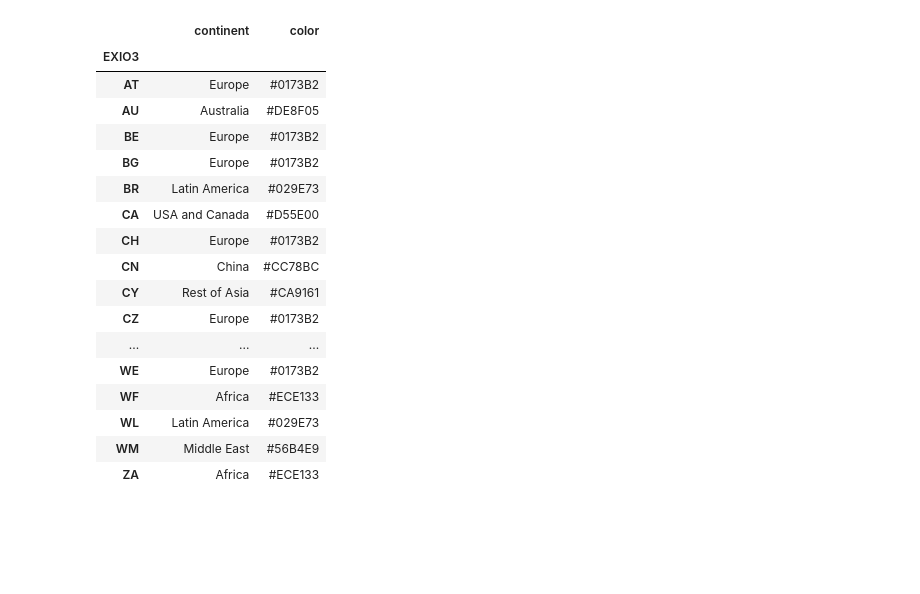
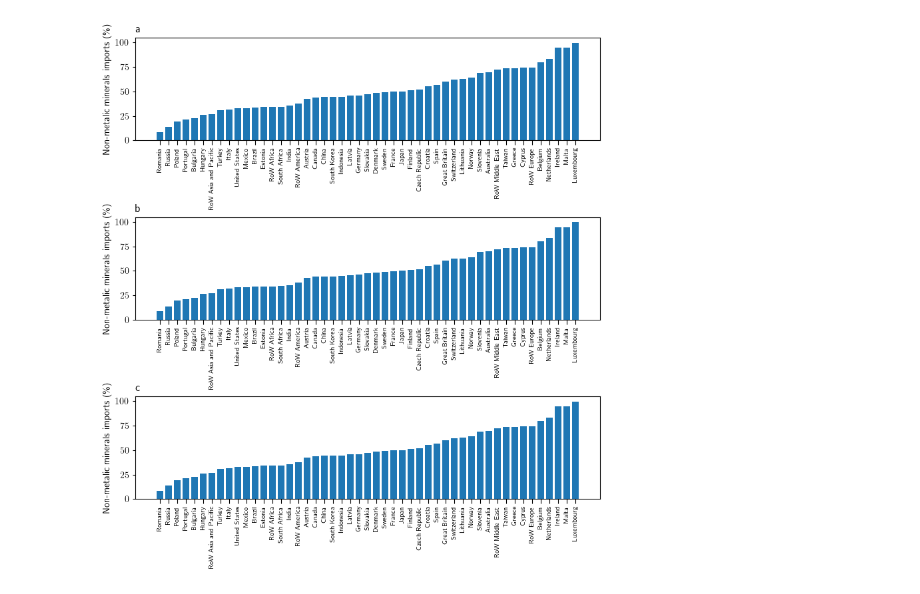
Before and after one commit to baptiste-an/Energy-and-HAQ, a Jupyter notebook: health.ipynb, the cells around one changed output. Cells and saved outputs as stored; diff of their text form; code cells hidden in the pictures; blank space fills up the shorter version.

```diff
--- a/health.ipynb
+++ b/health.ipynb
@@ -194,21 +194,41 @@ col["color"] = col["continent"].replace(dict_color)
-# %%
-col
-# %% [output]
-|  | continent | color |
-| EXIO3 |  |  |
-| AT | Europe | #0173B2 |
-| AU | Australia | #DE8F05 |
-| BE | Europe | #0173B2 |
-| BG | Europe | #0173B2 |
-| BR | Latin America | #029E73 |
-| CA | USA and Canada | #D55E00 |
-| CH | Europe | #0173B2 |
-| CN | China | #CC78BC |
-| CY | Rest of Asia | #CA9161 |
-| CZ | Europe | #0173B2 |
-| ... | ... | ... |
-| WE | Europe | #0173B2 |
-| WF | Africa | #ECE133 |
-| WL | Latin America | #029E73 |
-| WM | Middle East | #56B4E9 |
-| ZA | Africa | #ECE133 |
+# %%
+gdf12 = gdf.set_index('region')
+for col in share.columns:
+    gdf12[col]=pd.DataFrame(share.astype(float),index=gdf['region'])[col]*100
+
+sectors = share.columns.values
+titles = share.columns.values
+
+fix, ax = plt.subplots(3, figsize=(9,9))
+plt.subplots_adjust(hspace=0.75)
+
+
+pos = [2, 3.2, 2, 3.3, 7, 20, 20, 2.5, 7, 1.7, 4, 3.5]
+eps = [0,0,0]
+
+names = pd.read_excel("region names.xlsx", index_col=None)
+dict_names = dict(zip(names["region"], names["full name"]))
+
+col = pd.read_excel("continent.xlsx", index_col=[0])
+cmap = sns.color_palette("colorblind", as_cmap="True")
+dict_color = dict(
+        zip(col["continent"].unique(), cmap[0 : len(col["continent"].unique())])
+    )
+col["color"] = col["continent"].replace(dict_color)
+
+for j in range(0,3,1):
+
+    ax[j].set_ylabel(sect +' imports (\%)')
+    ax[j].bar(share[sect].sort_values().index,share[sect].sort_values()*100)
+    ax[j].set_xticklabels([dict_names[i] for i in share[sect].sort_values().index], rotation=90,fontsize=7)
+
+ax[0].set_title("a", loc="left")
+ax[1].set_title("b", loc="left")
+ax[2].set_title("c", loc="left")
+
+
+plt.savefig('figures/figure5si.pdf', bbox_inches = 'tight', facecolor='w')
+plt.savefig('figures/figure5si.svg', bbox_inches = 'tight', facecolor='w')
+plt.savefig('figures/figure5si.png', bbox_inches = 'tight', facecolor='w')
+# %% [output]
+[figure, added]
```
Also changed, not shown: parts of 8 cells of this notebook, 20 other files.
